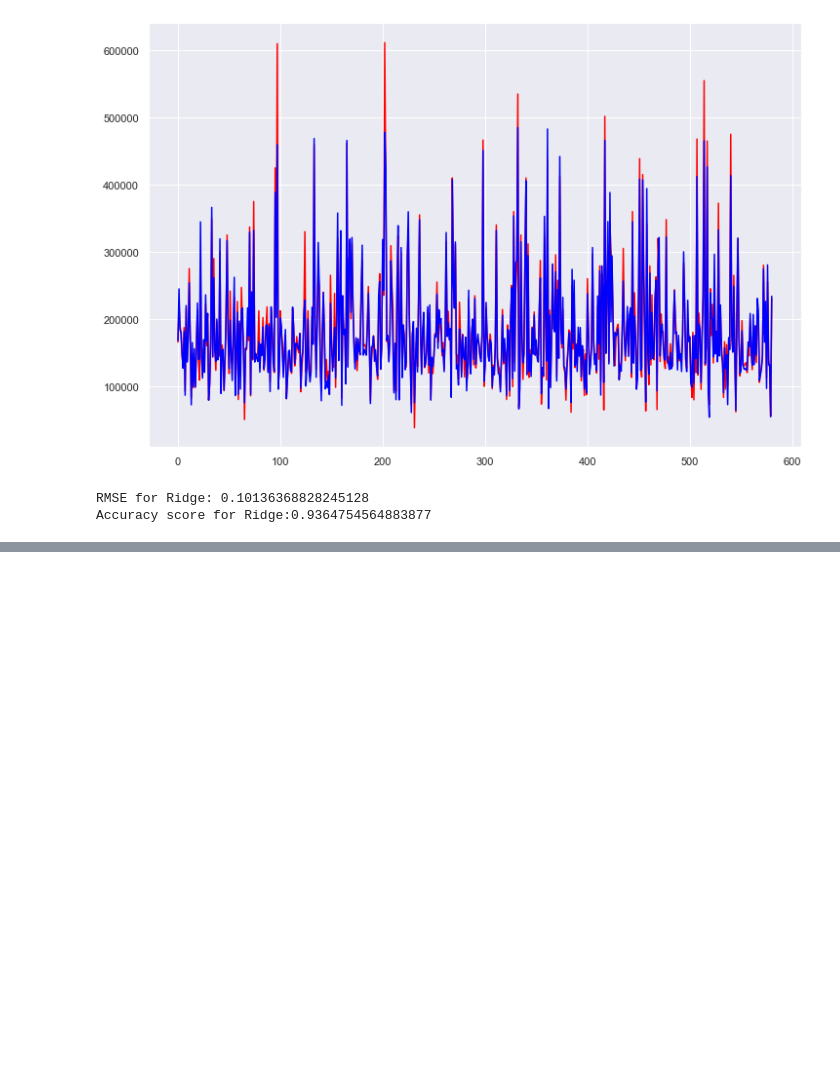
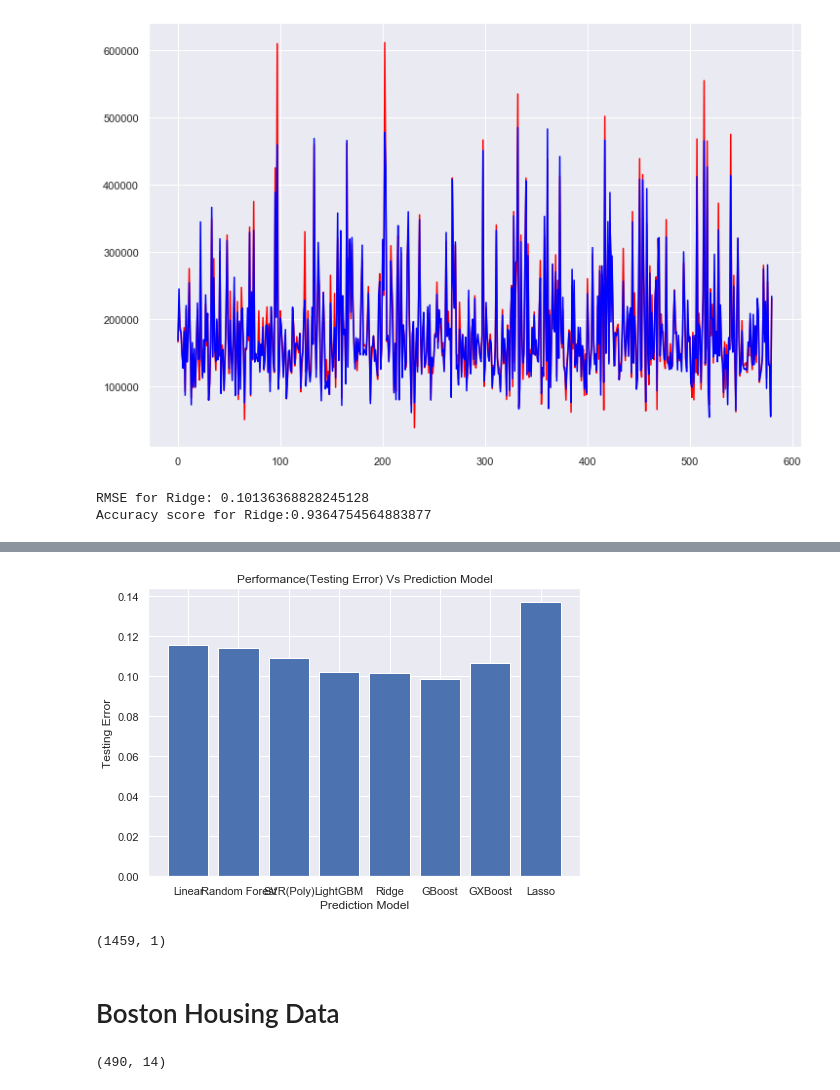
Before and after one commit to agrawalnaman/cmpe255-group8-housing-price-prediction, a Jupyter notebook: Housing Price Prediction Project.ipynb, the cells around one changed output, grey strips where cells are left out. Cells and saved outputs as stored; diff of their text form; code cells hidden in the pictures; blank space fills up the shorter version.

```diff
--- a/Housing Price Prediction Project.ipynb
+++ b/Housing Price Prediction Project.ipynb
@@ -680,0 +696,25 @@ Accuracy score for Ridge:0.9364754564883877
+# %%
+##Testing Errors
+fig = plt.figure()
+ax = fig.add_axes([0,0,1,1])
+ax.set_ylabel('Testing Error')
+ax.set_xlabel('Prediction Model')
+ax.set_title('Performance(Testing Error) Vs Prediction Model')
+testing_models = ['Linear','Random Forest','SVR(Poly)','LightGBM', 'Ridge', 'GBoost', 'GXBoost','Lasso'];
+Performance = [rms_lin,rms_rf,rms_svr,LightGBM_testscore[1], ridge_testscore[1], rms_gbr, rms_xgb,rms];
+ax.bar(testing_models,Performance)
+plt.show()
+# %% [output]
+[figure, added]
+# %%
+#Salesprice prediction
+
+sub = pd.DataFrame()
+sub['Id'] = test_ID
+print(sub.shape)
+sub['SalePrice'] = np.exp(gboostRegressorModel.predict(df_test))
+sub.to_csv('results_gradientboosting.csv',index=False)
+# %% [output]
+(1459, 1)
+# %% [markdown]
+# Boston Housing Data
@@ -680,0 +728,4 @@ Accuracy score for Ridge:0.9364754564883877
+# %%
+df_boston.shape
+# %% [output]
+(490, 14)
```
Also changed, not shown: parts of 10 cells of this notebook.
